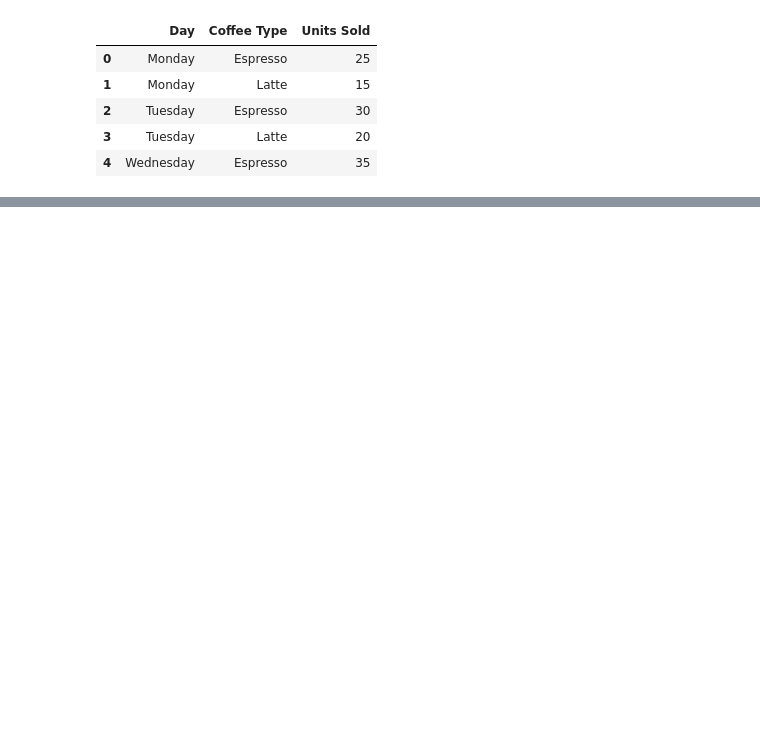
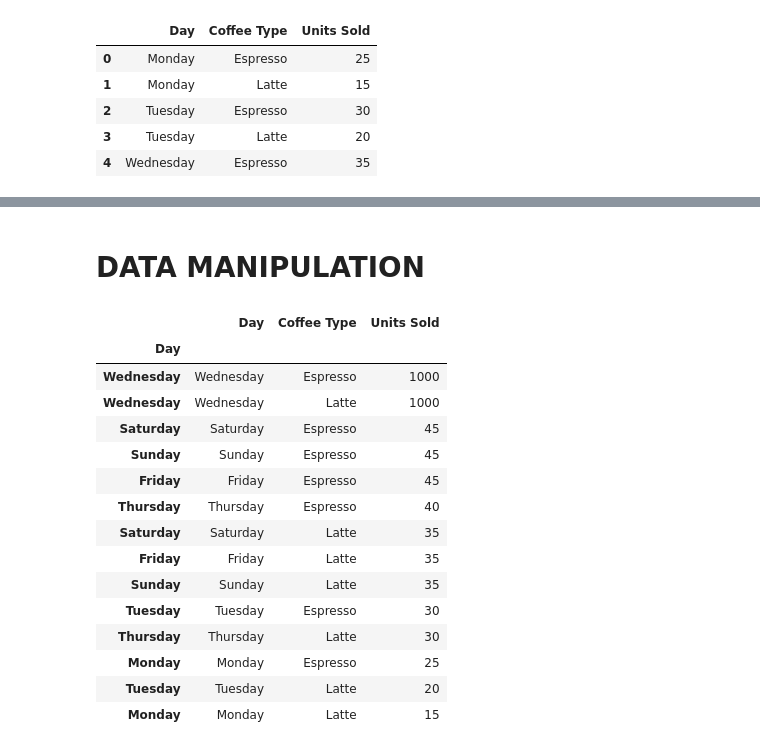
Before and after one commit to BurhanAkkus/complete-pandas-tutorial, a Jupyter notebook: tutorial.ipynb, the cells around one changed output, grey strips where cells are left out. Saved outputs shown, nothing was run; the diff lists cells and outputs as text; code cells hidden in the pictures; blank space fills up the shorter version.

Commit message:
data access and sort

```diff
--- a/tutorial.ipynb
+++ b/tutorial.ipynb
@@ -108,0 +166,2 @@ bios.head()
+# %%
+coffee.index = coffee['Day']
@@ -108,0 +200,2 @@ bios.head()
+# %%
+coffee.loc['Wednesday', 'Units Sold'] = 1000
@@ -108,0 +243,21 @@ bios.head()
+# %% [markdown]
+# DATA MANIPULATION
+# %%
+coffee.sort_values('Units Sold', ascending=False)
+# %% [output]
+|  | Day | Coffee Type | Units Sold |
+| Day |  |  |  |
+| Wednesday | Wednesday | Espresso | 1000 |
+| Wednesday | Wednesday | Latte | 1000 |
+| Saturday | Saturday | Espresso | 45 |
+| Sunday | Sunday | Espresso | 45 |
+| Friday | Friday | Espresso | 45 |
+| Thursday | Thursday | Espresso | 40 |
+| Saturday | Saturday | Latte | 35 |
+| Friday | Friday | Latte | 35 |
+| Sunday | Sunday | Latte | 35 |
+| Tuesday | Tuesday | Espresso | 30 |
+| Thursday | Thursday | Latte | 30 |
+| Monday | Monday | Espresso | 25 |
+| Tuesday | Tuesday | Latte | 20 |
+| Monday | Monday | Latte | 15 |
```
Also changed, not shown: parts of 16 cells of this notebook.
